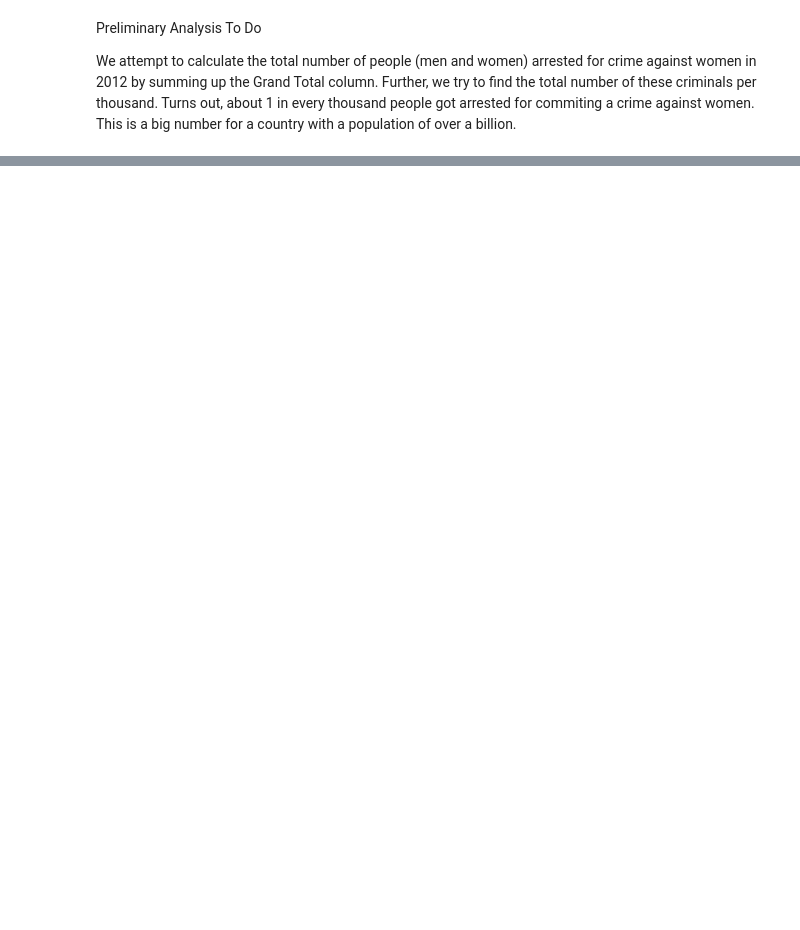
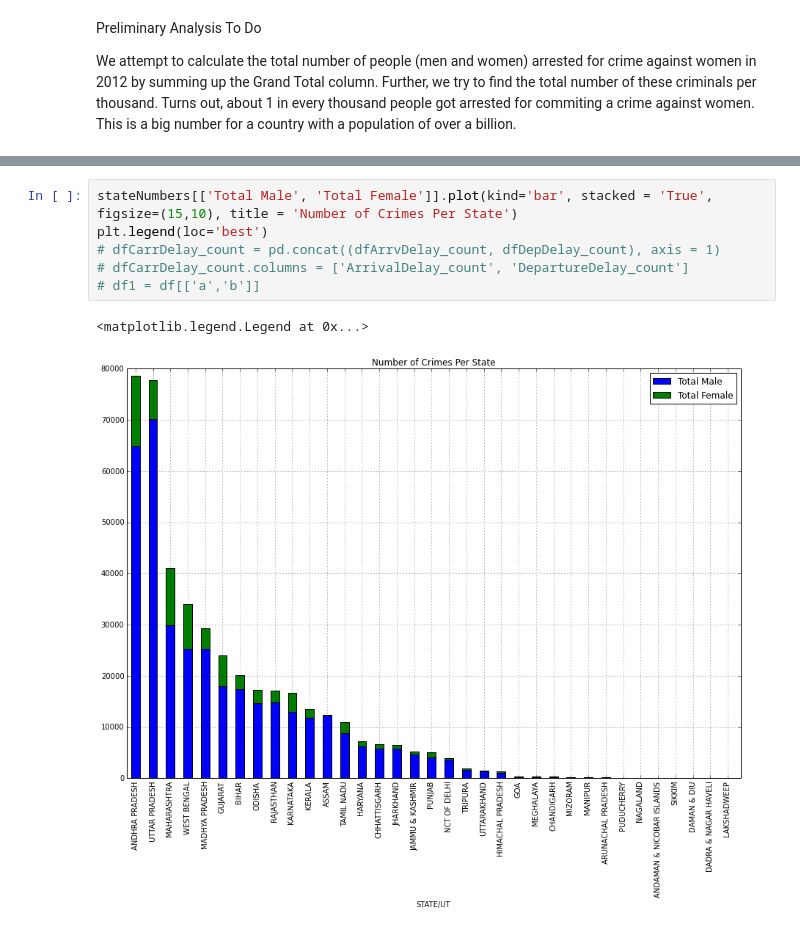
Before and after one commit to rdhyee/crime-against-women, a Jupyter notebook: _notebooks/ProjectStarter.ipynb, the cells around one changed output, grey strips where cells are left out. Drawn from its saved outputs; the diff is of its cells as text; blank space fills up the shorter version.

```diff
--- a/_notebooks/ProjectStarter.ipynb
+++ b/_notebooks/ProjectStarter.ipynb
@@ -67,0 +121,9 @@ print criminalsPer_1000
+# %%
+stateNumbers[['Total Male', 'Total Female']].plot(kind='bar', stacked = 'True', figsize=(15,10), title = 'Number of Crimes Per State')
+plt.legend(loc='best')
+# dfCarrDelay_count = pd.concat((dfArrvDelay_count, dfDepDelay_count), axis = 1)
+# dfCarrDelay_count.columns = ['ArrivalDelay_count', 'DepartureDelay_count']
+# df1 = df[['a','b']]
+# %% [output]
+<matplotlib.legend.Legend at 0x...>
+[figure, added]
```
Also changed, not shown: parts of 24 cells of this notebook, 2 other files.
